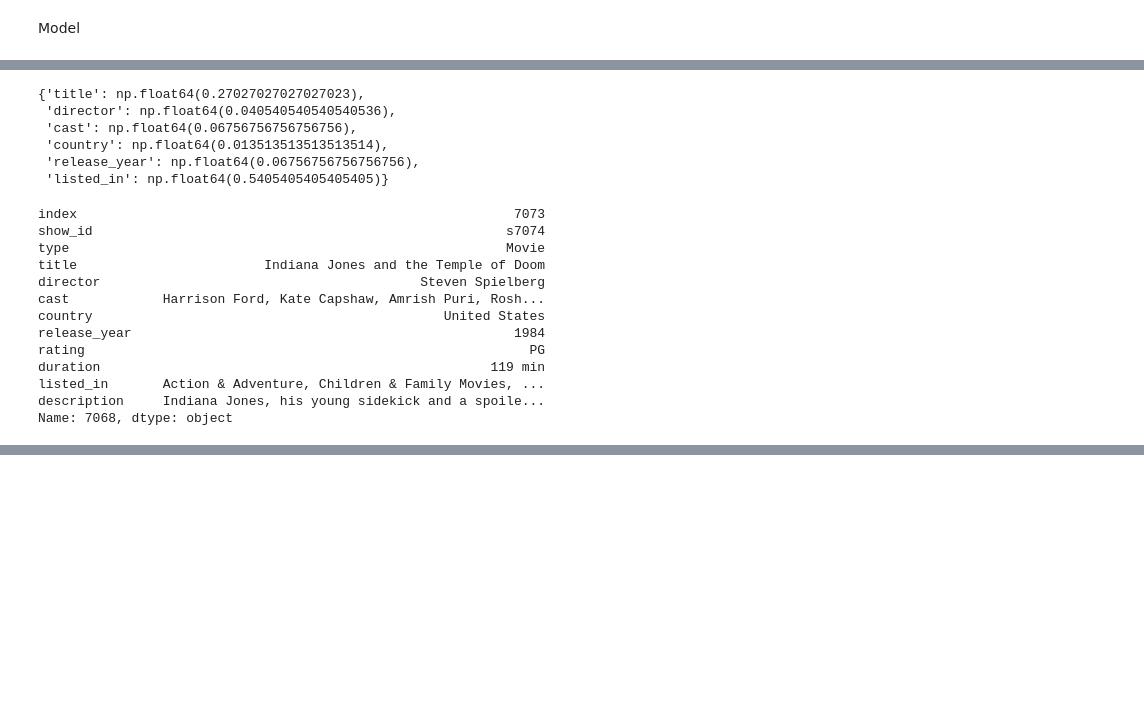
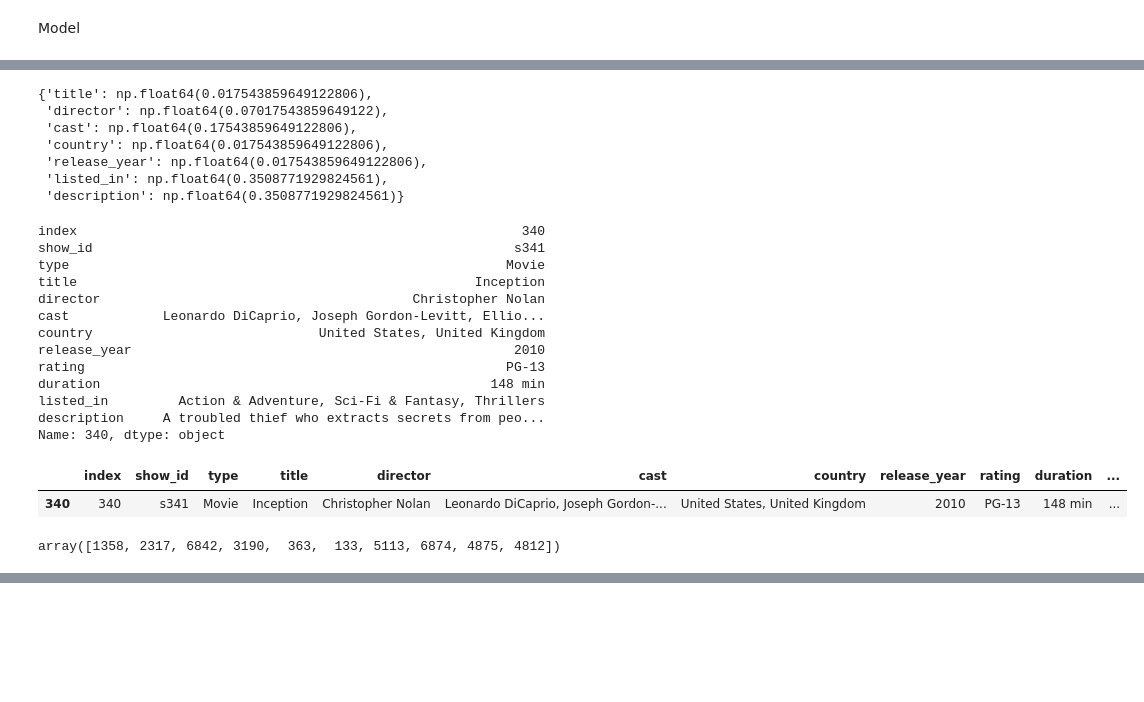
Before and after one commit to Hanami199/MLOpsProject, a Jupyter notebook: ml/Netflix.ipynb, the cells around one changed output, grey strips where cells are left out. Cells and saved outputs as stored; diff of their text form; code cells hidden in the pictures; blank space fills up the shorter version.

```diff
--- a/ml/Netflix.ipynb
+++ b/ml/Netflix.ipynb
@@ -318,36 +424,42 @@ type.npz
 # %%
 mlovie.load()
 # %%
-selected2 =   ['title', 'director', 'cast', 'country', 'release_year',  'listed_in']
-w2 = np.array([ 2,       0.3,        0.5,    0.1,       0.5,             4])
+selected2 =   ['title', 'director', 'cast', 'country', 'release_year',  'listed_in', 'description']
+w2 = np.array([ .1,       0.4,        1,    0.1,       0.1,             2,            2])
 w2 = w2/w2.sum()
 
 w_dict = {}
 for name, w in zip(selected2, w2):
     w_dict[name] = w
 
-mlovie.change_w(w_dict)
+mlovie.change_w(w2)
 mlovie.w
 # %% [output]
-{'title': np.float64(0.27027027027027023),
- 'director': np.float64(0.040540540540540536),
- 'cast': np.float64(0.06756756756756756),
- 'country': np.float64(0.013513513513513514),
- 'release_year': np.float64(0.06756756756756756),
- 'listed_in': np.float64(0.5405405405405405)}
+{'title': np.float64(0.017543859649122806),
+ 'director': np.float64(0.07017543859649122),
+ 'cast': np.float64(0.17543859649122806),
+ 'country': np.float64(0.017543859649122806),
+ 'release_year': np.float64(0.017543859649122806),
+ 'listed_in': np.float64(0.3508771929824561),
+ 'description': np.float64(0.3508771929824561)}
 # %%
-df_clean.iloc[7068]
+df_clean.iloc[340]   # 7068
 # %% [output]
-index                                                        7073
-show_id                                                     s7074
+index                                                         340
+show_id                                                      s341
 type                                                        Movie
-title                        Indiana Jones and the Temple of Doom
-director                                         Steven Spielberg
-cast            Harrison Ford, Kate Capshaw, Amrish Puri, Rosh...
-country                                             United States
-release_year                                                 1984
-rating                                                         PG
-duration                                                  119 min
-listed_in       Action & Adventure, Children & Family Movies, ...
-description     Indiana Jones, his young sidekick and a spoile...
-Name: 7068, dtype: object
+title                                                   Inception
+director                                        Christopher Nolan
+cast            Leonardo DiCaprio, Joseph Gordon-Levitt, Ellio...
+country                             United States, United Kingdom
+release_year                                                 2010
+rating                                                      PG-13
+duration                                                  148 min
+listed_in         Action & Adventure, Sci-Fi & Fantasy, Thrillers
+description     A troubled thief who extracts secrets from peo...
+Name: 340, dtype: object
+# %%
+df_clean[df_clean['director'] == 'Christopher Nolan']
+# %% [output]
+|  | index | show_id | type | title | director | cast | country | release_year | rating | duration | ... |
+| 340 | 340 | s341 | Movie | Inception | Christopher Nolan | Leonardo DiCaprio, Joseph Gordon-... | United States, United Kingdom | 2010 | PG-13 | 148 min | ... |
@@ -354 +469,5 @@ Name: 7068, dtype: object
+# %%
+mlovie._predict(340)[0]
+# %% [output]
+array([1358, 2317, 6842, 3190,  363,  133, 5113, 6874, 4875, 4812])
 # %%
```
Also changed, not shown: parts of 21 cells of this notebook, 1 other file.
